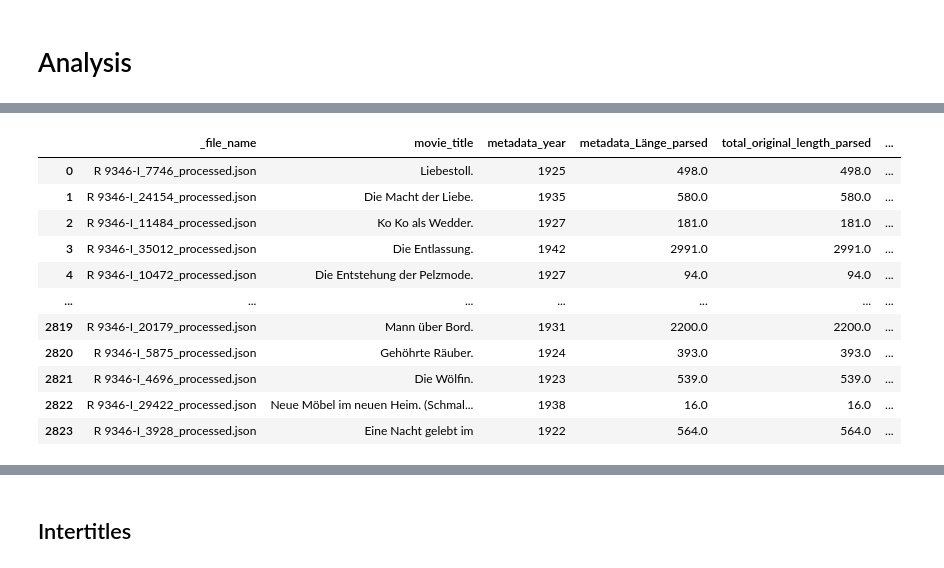
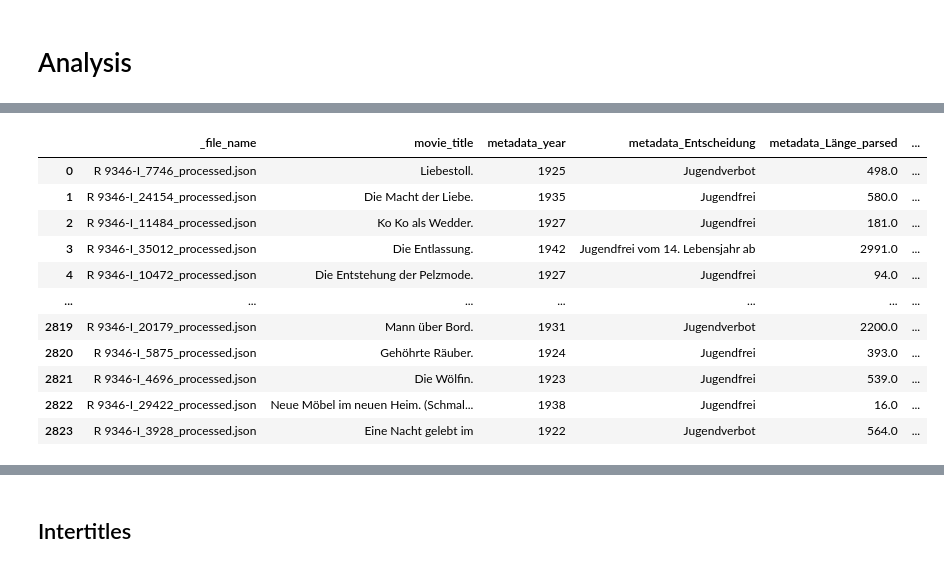
Before and after one commit to codemitdjango/german-film-censorship, a Jupyter notebook: src/analysis/content_analysis.ipynb, the cells around one changed output, grey strips where cells are left out. Cells and saved outputs as stored; diff of their text form; code cells hidden in the pictures.

```diff
--- a/src/analysis/content_analysis.ipynb
+++ b/src/analysis/content_analysis.ipynb
@@ -401,49 +413,97 @@ df_filmlength = df[[
     "_file_name",
     "movie_title",
     "metadata_year",
+    "metadata_Entscheidung",
     "metadata_Länge_parsed",
     "total_original_length_parsed",
     "total_length_after_cut_parsed",
     "length_details_individual_acts"
-]]
+]].copy()
 
+def has_after_cut_length(acts):
+    if not isinstance(acts, list):
+        return False
+
+    return any(
+        isinstance(act, dict)
+        and pd.notna(parse_meters(act.get("length_after_cut")))
+        for act in acts
+    )
+
+df_filmlength["cut_length_in_acts_available"] = (
+    df_filmlength["length_details_individual_acts"].apply(has_after_cut_length)
+)
 df_filmlength["cut_length_available"] = (
     df_filmlength["total_original_length_parsed"].notna()
     & df_filmlength["total_length_after_cut_parsed"].notna()
 )
 
 valid_lengths = (
     df_filmlength["cut_length_available"]
     & df_filmlength["total_original_length_parsed"].gt(0)
     & df_filmlength["total_length_after_cut_parsed"].le(df_filmlength["total_original_length_parsed"])
 )
 
+# Fehlt jede Angabe zu einem Schnitt, wird der Film als ungeschnitten
+# behandelt. Unvollständige Cut-Angaben bleiben dagegen unbekannt.
+df_filmlength["uncut_inferred"] = (
+    df_filmlength["total_length_after_cut_parsed"].isna()
+    & ~df_filmlength["cut_length_in_acts_available"]
+)
+
 df_filmlength["cut_meters"] = (
     df_filmlength["total_original_length_parsed"] - df_filmlength["total_length_after_cut_parsed"]
 ).where(valid_lengths)
+df_filmlength.loc[df_filmlength["uncut_inferred"], "cut_meters"] = 0
 
 df_filmlength["cut_rate"] = (
     df_filmlength["cut_meters"] / df_filmlength["total_original_length_parsed"]
 ).where(valid_lengths)
 
-# yearly_length["cut_share_percent"] = (
-#     yearly_length["films_with_cut"]
-#     .div(yearly_length["records_with_cut_length"])
-#     .mul(100)
-#     .where(yearly_length["records_with_cut_length"].gt(0))
-# )
+df_filmlength.loc[
+    df_filmlength["uncut_inferred"]
+    & df_filmlength["total_original_length_parsed"].gt(0),
+    "cut_rate",
+] = 0
+
+df_filmlength["length_after_cut_for_analysis"] = (
+    df_filmlength["total_length_after_cut_parsed"]
+    .where(valid_lengths)
+)
+df_filmlength.loc[
+    df_filmlength["uncut_inferred"],
+    "length_after_cut_for_analysis",
+] = df_filmlength.loc[
+    df_filmlength["uncut_inferred"],
+    "total_original_length_parsed",
+]
+
+df_filmlength["cut_status"] = "nicht bestimmbar"
+df_filmlength.loc[
+    df_filmlength["uncut_inferred"]
+    | (valid_lengths & df_filmlength["cut_meters"].eq(0)),
+    "cut_status",
+] = "ungeschnitten"
+df_filmlength.loc[
+    valid_lengths & df_filmlength["cut_meters"].gt(0),
+    "cut_status",
+] = "geschnitten"
+
+df_filmlength["films_with_cut"] = df_filmlength["cut_status"].eq("geschnitten")
+df_filmlength["films_without_cut"] = df_filmlength["cut_status"].eq("ungeschnitten")
+df_filmlength["cut_status_unknown"] = df_filmlength["cut_status"].eq("nicht bestimmbar")
 
 df_filmlength
 # %% [output]
-|  | _file_name | movie_title | metadata_year | metadata_Länge_parsed | total_original_length_parsed | ... |
-| 0 | R 9346-I_7746_processed.json | Liebestoll. | 1925 | 498.0 | 498.0 | ... |
-| 1 | R 9346-I_24154_processed.json | Die Macht der Liebe. | 1935 | 580.0 | 580.0 | ... |
-| 2 | R 9346-I_11484_processed.json | Ko Ko als Wedder. | 1927 | 181.0 | 181.0 | ... |
-| 3 | R 9346-I_35012_processed.json | Die Entlassung. | 1942 | 2991.0 | 2991.0 | ... |
-| 4 | R 9346-I_10472_processed.json | Die Entstehung der Pelzmode. | 1927 | 94.0 | 94.0 | ... |
+|  | _file_name | movie_title | metadata_year | metadata_Entscheidung | metadata_Länge_parsed | ... |
+| 0 | R 9346-I_7746_processed.json | Liebestoll. | 1925 | Jugendverbot | 498.0 | ... |
+| 1 | R 9346-I_24154_processed.json | Die Macht der Liebe. | 1935 | Jugendfrei | 580.0 | ... |
+| 2 | R 9346-I_11484_processed.json | Ko Ko als Wedder. | 1927 | Jugendfrei | 181.0 | ... |
+| 3 | R 9346-I_35012_processed.json | Die Entlassung. | 1942 | Jugendfrei vom 14. Lebensjahr ab | 2991.0 | ... |
+| 4 | R 9346-I_10472_processed.json | Die Entstehung der Pelzmode. | 1927 | Jugendfrei | 94.0 | ... |
 | ... | ... | ... | ... | ... | ... | ... |
-| 2819 | R 9346-I_20179_processed.json | Mann über Bord. | 1931 | 2200.0 | 2200.0 | ... |
-| 2820 | R 9346-I_5875_processed.json | Gehöhrte Räuber. | 1924 | 393.0 | 393.0 | ... |
-| 2821 | R 9346-I_4696_processed.json | Die Wölfin. | 1923 | 539.0 | 539.0 | ... |
-| 2822 | R 9346-I_29422_processed.json | Neue Möbel im neuen Heim. (Schmal... | 1938 | 16.0 | 16.0 | ... |
-| 2823 | R 9346-I_3928_processed.json | Eine Nacht gelebt im | 1922 | 564.0 | 564.0 | ... |
+| 2819 | R 9346-I_20179_processed.json | Mann über Bord. | 1931 | Jugendverbot | 2200.0 | ... |
+| 2820 | R 9346-I_5875_processed.json | Gehöhrte Räuber. | 1924 | Jugendfrei | 393.0 | ... |
+| 2821 | R 9346-I_4696_processed.json | Die Wölfin. | 1923 | Jugendfrei | 539.0 | ... |
+| 2822 | R 9346-I_29422_processed.json | Neue Möbel im neuen Heim. (Schmal... | 1938 | Jugendfrei | 16.0 | ... |
+| 2823 | R 9346-I_3928_processed.json | Eine Nacht gelebt im | 1922 | Jugendverbot | 564.0 | ... |
```
Also changed, not shown: parts of 20 cells of this notebook.
